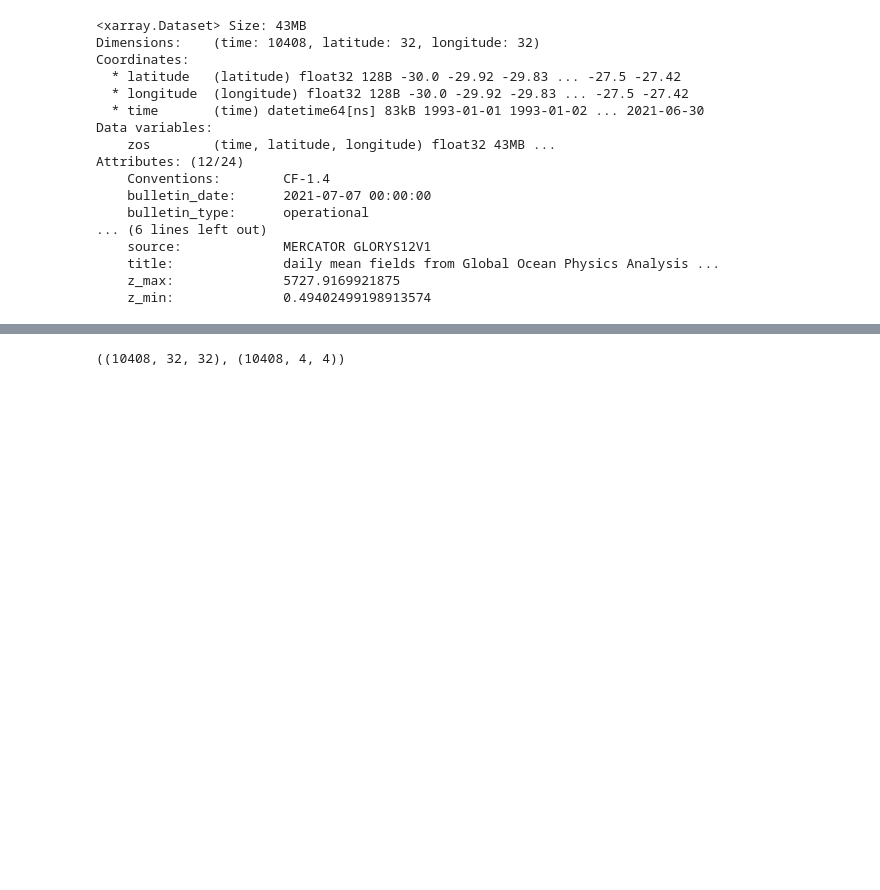
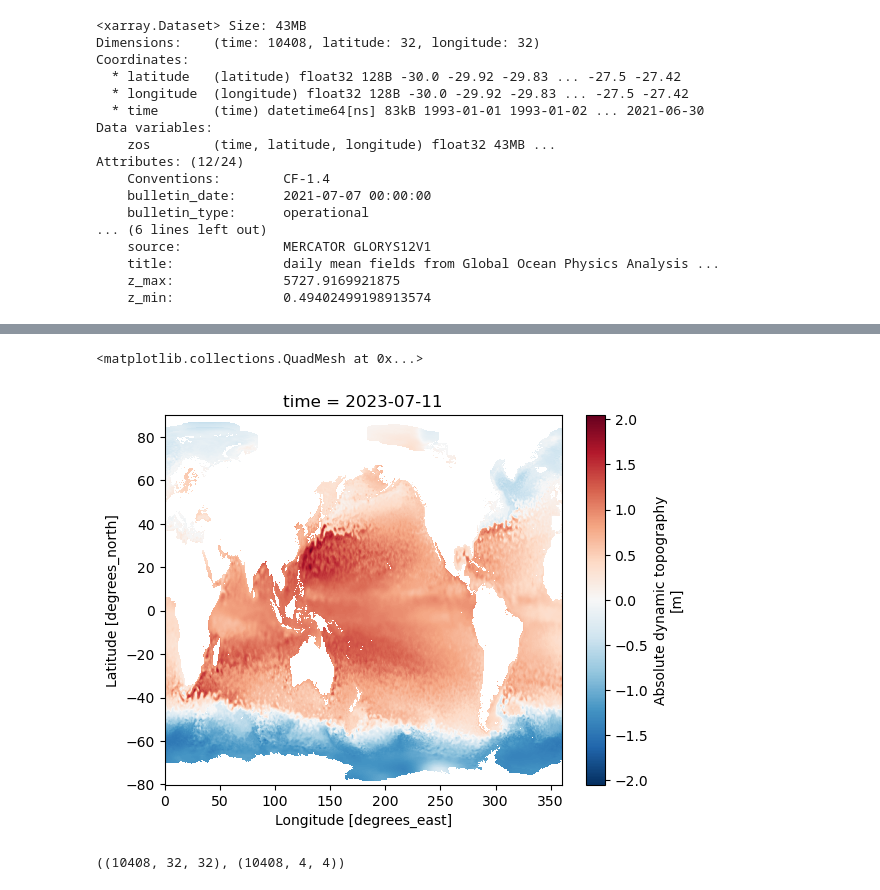
Before and after one commit to oceanhackweek/ohw24_proj_upSSH_us, a Jupyter notebook: contributor_folders/team_member_1/test0.ipynb, the cells around one changed output, grey strips where cells are left out. Drawn from its saved outputs; the diff is of its cells as text; code cells hidden in the pictures; blank space fills up the shorter version.

```diff
--- a/contributor_folders/team_member_1/test0.ipynb
+++ b/contributor_folders/team_member_1/test0.ipynb
@@ -73,3 +123,8 @@ fig.colorbar(contour2, ax=ax2)  # Add colorbar to the second plot
+# %%
+swot.adt.isel(time=0).plot()
+# %% [output]
+<matplotlib.collections.QuadMesh at 0x...>
+[figure, added]
 # %%
 dat.zos.shape,dat_dow.zos.shape
 # %% [output]
```
Also changed, not shown: parts of 9 cells of this notebook.
